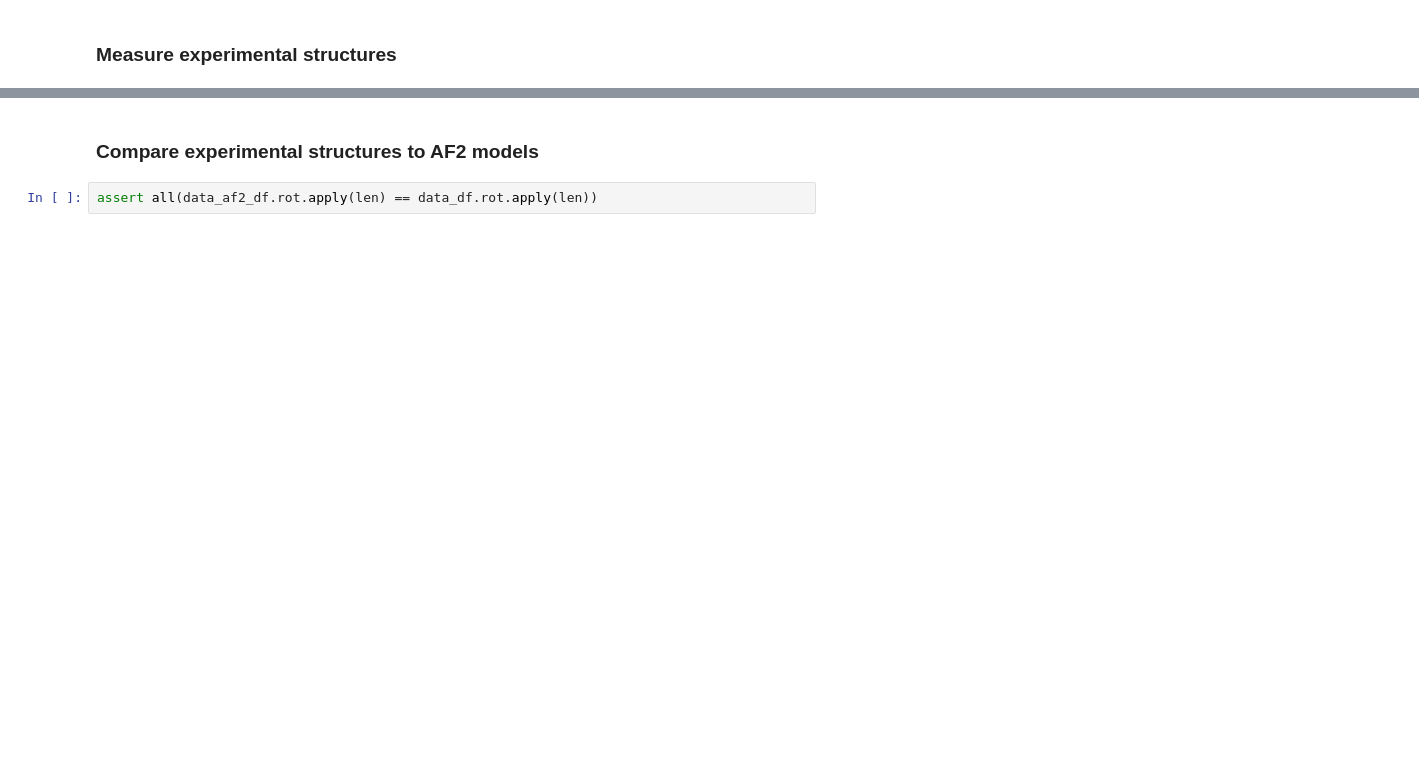
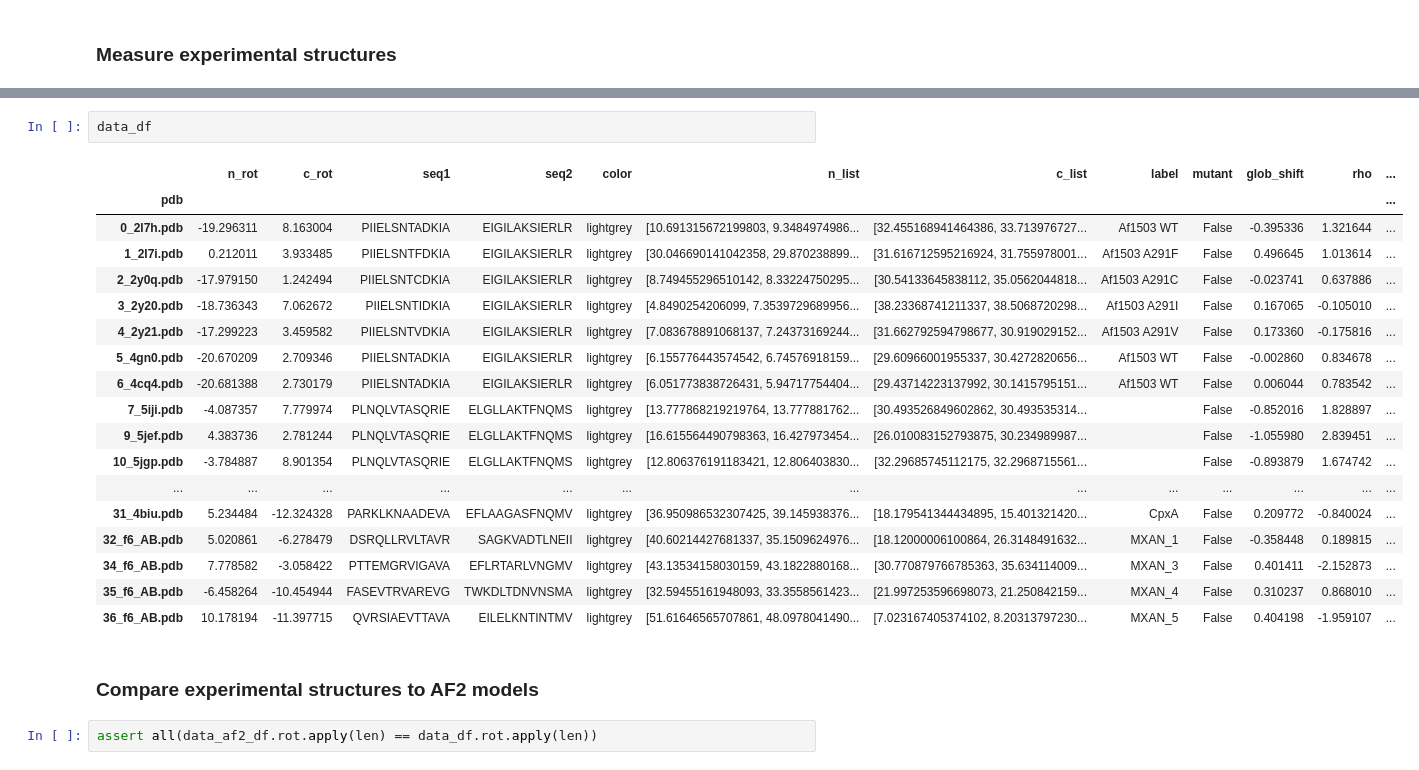
Before and after one commit to labstructbioinf/HAMPpred, a Jupyter notebook: notebooks/steps/2b_prepare_pdb.ipynb, the cells around one changed output, grey strips where cells are left out. Saved outputs shown, nothing was run; the diff lists cells and outputs as text; blank space fills up the shorter version.

```diff
--- a/notebooks/steps/2b_prepare_pdb.ipynb
+++ b/notebooks/steps/2b_prepare_pdb.ipynb
@@ -486,3 +566,24 @@ data_df.to_pickle(os.path.join(data_dir, 'pdb_measure.p'))
+# %%
+data_df
+# %% [output]
+|  | n_rot | c_rot | seq1 | seq2 | color | n_list | c_list | label | mutant | glob_shift | rho | ... |
+| pdb |  |  |  |  |  |  |  |  |  |  |  | ... |
+| 0_2l7h.pdb | -19.296311 | 8.163004 | PIIELSNTADKIA | EIGILAKSIERLR | lightgrey | [10.691315672199803, 9.3484974986... | [32.455168941464386, 33.713976727... | Af1503 WT | False | -0.395336 | 1.321644 | ... |
+| 1_2l7i.pdb | 0.212011 | 3.933485 | PIIELSNTFDKIA | EIGILAKSIERLR | lightgrey | [30.046690141042358, 29.870238899... | [31.616712595216924, 31.755978001... | Af1503 A291F | False | 0.496645 | 1.013614 | ... |
+| 2_2y0q.pdb | -17.979150 | 1.242494 | PIIELSNTCDKIA | EIGILAKSIERLR | lightgrey | [8.749455296510142, 8.33224750295... | [30.54133645838112, 35.0562044818... | Af1503 A291C | False | -0.023741 | 0.637886 | ... |
+| 3_2y20.pdb | -18.736343 | 7.062672 | PIIELSNTIDKIA | EIGILAKSIERLR | lightgrey | [4.8490254206099, 7.3539729689956... | [38.23368741211337, 38.5068720298... | Af1503 A291I | False | 0.167065 | -0.105010 | ... |
+| 4_2y21.pdb | -17.299223 | 3.459582 | PIIELSNTVDKIA | EIGILAKSIERLR | lightgrey | [7.083678891068137, 7.24373169244... | [31.662792594798677, 30.919029152... | Af1503 A291V | False | 0.173360 | -0.175816 | ... |
+| 5_4gn0.pdb | -20.670209 | 2.709346 | PIIELSNTADKIA | EIGILAKSIERLR | lightgrey | [6.155776443574542, 6.74576918159... | [29.60966001955337, 30.4272820656... | Af1503 WT | False | -0.002860 | 0.834678 | ... |
+| 6_4cq4.pdb | -20.681388 | 2.730179 | PIIELSNTADKIA | EIGILAKSIERLR | lightgrey | [6.051773838726431, 5.94717754404... | [29.43714223137992, 30.1415795151... | Af1503 WT | False | 0.006044 | 0.783542 | ... |
+| 7_5iji.pdb | -4.087357 | 7.779974 | PLNQLVTASQRIE | ELGLLAKTFNQMS | lightgrey | [13.777868219219764, 13.777881762... | [30.493526849602862, 30.493535314... |  | False | -0.852016 | 1.828897 | ... |
+| 9_5jef.pdb | 4.383736 | 2.781244 | PLNQLVTASQRIE | ELGLLAKTFNQMS | lightgrey | [16.615564490798363, 16.427973454... | [26.010083152793875, 30.234989987... |  | False | -1.055980 | 2.839451 | ... |
+| 10_5jgp.pdb | -3.784887 | 8.901354 | PLNQLVTASQRIE | ELGLLAKTFNQMS | lightgrey | [12.806376191183421, 12.806403830... | [32.29685745112175, 32.2968715561... |  | False | -0.893879 | 1.674742 | ... |
+| ... | ... | ... | ... | ... | ... | ... | ... | ... | ... | ... | ... | ... |
+| 31_4biu.pdb | 5.234484 | -12.324328 | PARKLKNAADEVA | EFLAAGASFNQMV | lightgrey | [36.950986532307425, 39.145938376... | [18.179541344434895, 15.401321420... | CpxA | False | 0.209772 | -0.840024 | ... |
+| 32_f6_AB.pdb | 5.020861 | -6.278479 | DSRQLLRVLTAVR | SAGKVADTLNEII | lightgrey | [40.60214427681337, 35.1509624976... | [18.12000006100864, 26.3148491632... | MXAN_1 | False | -0.358448 | 0.189815 | ... |
+| 34_f6_AB.pdb | 7.778582 | -3.058422 | PTTEMGRVIGAVA | EFLRTARLVNGMV | lightgrey | [43.13534158030159, 43.1822880168... | [30.770879766785363, 35.634114009... | MXAN_3 | False | 0.401411 | -2.152873 | ... |
+| 35_f6_AB.pdb | -6.458264 | -10.454944 | FASEVTRVAREVG | TWKDLTDNVNSMA | lightgrey | [32.59455161948093, 33.3558561423... | [21.997253596698073, 21.250842159... | MXAN_4 | False | 0.310237 | 0.868010 | ... |
+| 36_f6_AB.pdb | 10.178194 | -11.397715 | QVRSIAEVTTAVA | EILELKNTINTMV | lightgrey | [51.61646565707861, 48.0978041490... | [7.023167405374102, 8.20313797230... | MXAN_5 | False | 0.404198 | -1.959107 | ... |
 # %% [markdown]
 ### Compare experimental structures to AF2 models
 # %%
```
Also changed, not shown: parts of 14 cells of this notebook, 6 other files.
